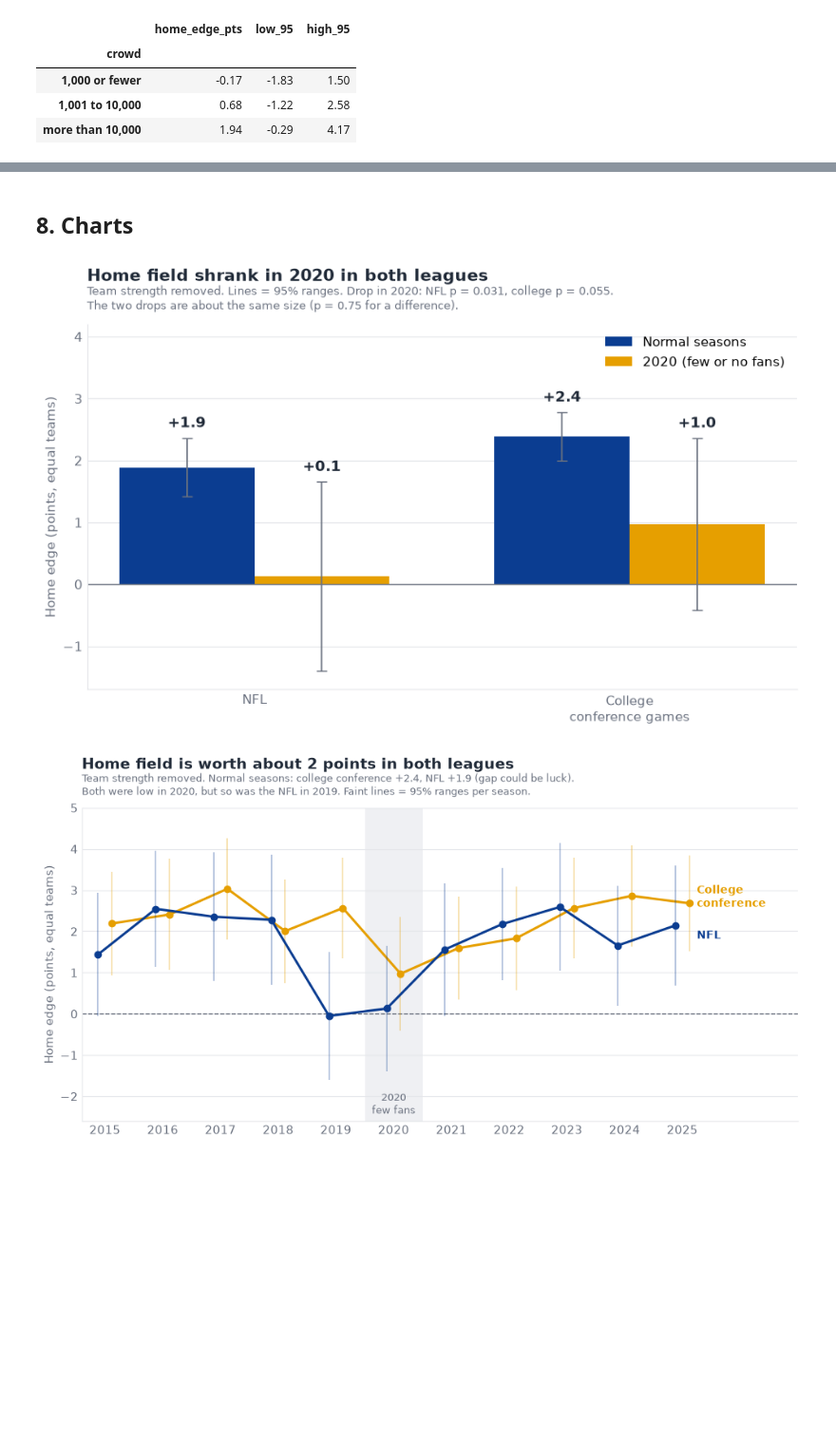
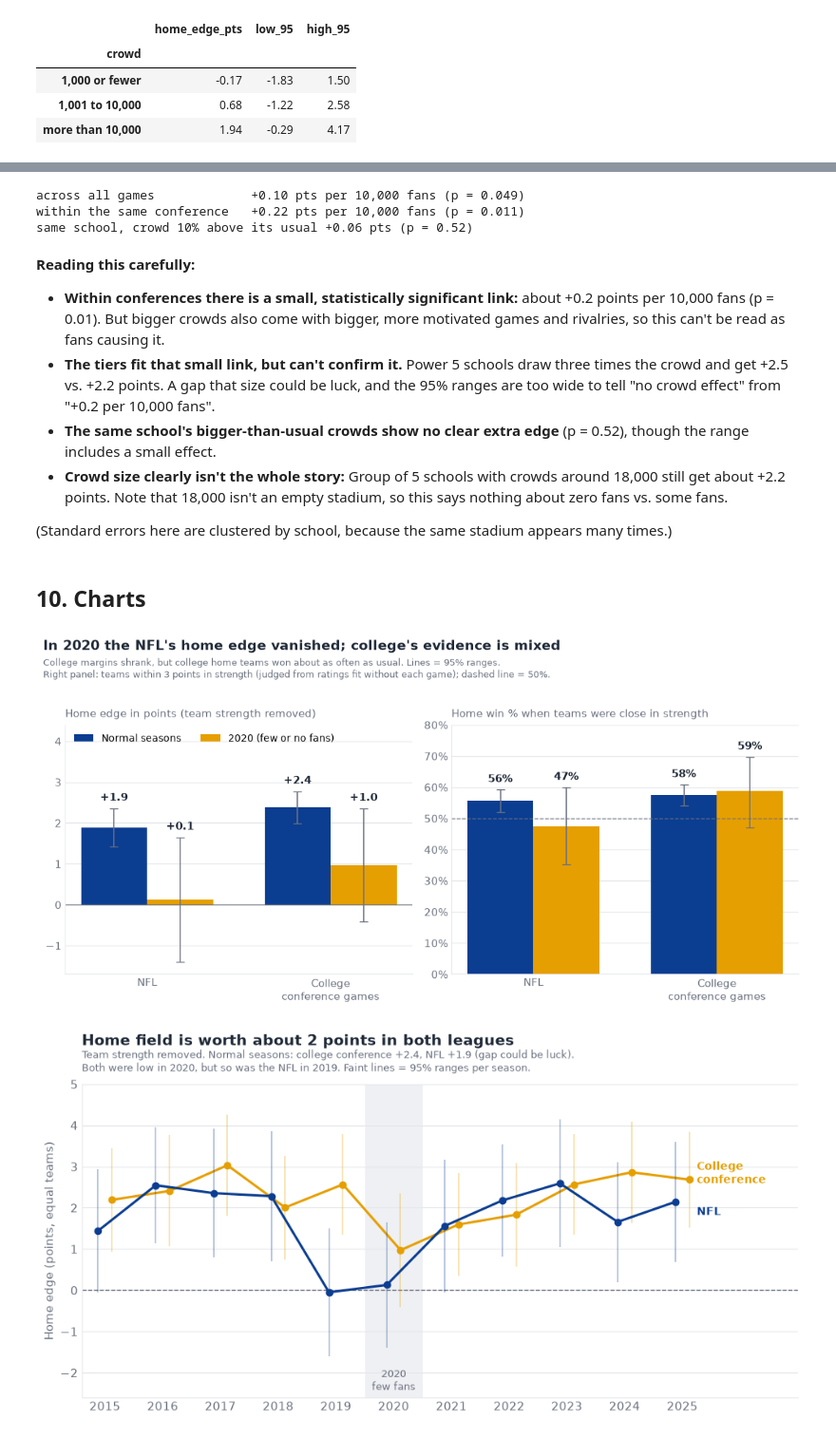
Before and after one commit to wdouble2/nfl-home-field-advantage, a Jupyter notebook: league_compare.ipynb, the cells around one changed output, grey strips where cells are left out. Shown at 95% size. Cells and saved outputs as stored; diff of their text form; code cells hidden in the pictures; blank space fills up the shorter version.

```diff
--- a/league_compare.ipynb
+++ b/league_compare.ipynb
@@ -279,5 +439,30 @@ Each extra 10,000 fans: +0.68 pts (p = 0.42)
+# %%
+a = nc[nc.attendance > 0].copy()
+a["fans_10k"] = a.attendance / 10000
+a["vs_usual"] = a.attendance / a.groupby("home_team").attendance.transform("median")
+fits = {
+    "across all games": smf.ols("adj_edge ~ fans_10k", a),
+    "within the same conference": smf.ols("adj_edge ~ fans_10k + C(home_conference) + C(season)", a),
+}
+for label, f in fits.items():
+    m = f.fit(cov_type="cluster", cov_kwds={"groups": a.home_team})
+    print(f"{label:28s} {m.params['fans_10k']:+.2f} pts per 10,000 fans (p = {m.pvalues['fans_10k']:.3f})")
+m = smf.ols("adj_edge ~ vs_usual + C(home_team) + C(season)", a).fit(cov_type="cluster", cov_kwds={"groups": a.home_team})
+print(f"{'same school, crowd 10% above its usual':28s} {0.1 * m.params['vs_usual']:+.2f} pts (p = {m.pvalues['vs_usual']:.2f})")
+# %% [output]
+across all games             +0.10 pts per 10,000 fans (p = 0.049)
+within the same conference   +0.22 pts per 10,000 fans (p = 0.011)
+same school, crowd 10% above its usual +0.06 pts (p = 0.52)
+# %% [markdown]
+**Reading this carefully:**
+- **Within conferences there is a small, statistically significant link:** about +0.2 points per 10,000 fans (p = 0.01). But bigger crowds also come with bigger, more motivated games and rivalries, so this can't be read as fans causing it.
+- **The tiers fit that small link, but can't confirm it.** Power 5 schools draw three times the crowd and get +2.5 vs. +2.2 points. A gap that size could be luck, and the 95% ranges are too wide to tell "no crowd effect" from "+0.2 per 10,000 fans".
+- **The same school's bigger-than-usual crowds show no clear extra edge** (p = 0.52), though the range includes a small effect.
+- **Crowd size clearly isn't the whole story:** Group of 5 schools with crowds around 18,000 still get about +2.2 points. Note that 18,000 isn't an empty stadium, so this says nothing about zero fans vs. some fans.
+
+(Standard errors here are clustered by school, because the same stadium appears many times.)
 # %% [markdown]
-## 8. Charts
+## 10. Charts
 # %%
 BLUE, ORANGE, INK, MUTED, GRID = "#0B3D91", "#E69F00", "#1F2937", "#6B7280", "#E5E7EB"
 plt.rcParams.update({"font.size": 11, "axes.edgecolor": GRID, "axes.labelcolor": MUTED,
@@ -288,31 +473,35 @@ def tidy(ax):
         ax.spines[s].set_visible(False)
     ax.tick_params(length=0)
 # %%
-# Chart 8: strength-adjusted home edge, normal seasons vs. 2020, with 95% ranges
+# Chart 8: 2020 vs. normal seasons, two ways: points (team strength removed) and real close matchups
 order = ["NFL", "College (conference)"]
 labels = ["NFL", "College\nconference games"]
 x = range(len(order)); w = 0.36
-fig, ax = plt.subplots(figsize=(9, 5.6))
-ax.grid(axis="y", color=GRID, lw=0.8); ax.set_axisbelow(True)
-for off, per, color, name in [(-w / 2, "normal", BLUE, "Normal seasons"), (w / 2, "2020", ORANGE, "2020 (few or no fans)")]:
-    r = A.xs(per, level="period").loc[order]
-    xs = [i + off for i in x]
-    ax.bar(xs, r.home_edge_pts, w, color=color, label=name)
-    ax.errorbar(xs, r.home_edge_pts, yerr=[r.home_edge_pts - r.low_95, r.high_95 - r.home_edge_pts],
-                fmt="none", ecolor=MUTED, capsize=4, lw=1.2)
-    for xi, v, hi in zip(xs, r.home_edge_pts, r.high_95):
-        ax.text(xi, hi + 0.12, f"{v:+.1f}", ha="center", va="bottom", color=INK, fontsize=12, fontweight="bold")
-ax.axhline(0, color=MUTED, lw=1)
-ax.set_xticks(list(x), labels)
-ax.set_ylim(-1.7, 4.2); ax.set_ylabel("Home edge (points, equal teams)")
-ax.legend(frameon=False, loc="upper right")
-ax.set_title("Home field shrank in 2020 in both leagues", loc="left", fontsize=14, fontweight="bold", pad=36)
-ax.text(0, 1.03, f"Team strength removed. Lines = 95% ranges. Drop in 2020: NFL p = {nfl_drop[2]:.3f}, college p = {conf_drop[2]:.3f}.\n"
-        f"The two drops are about the same size (p = {hfa.norm_p(did[0] / did[1]):.2f} for a difference).",
-        transform=ax.transAxes, color=MUTED, fontsize=9.5, va="bottom")
-tidy(ax); plt.tight_layout(); plt.savefig("charts/08_league_fan_effect.png", dpi=200); plt.show()
+fig, axes = plt.subplots(1, 2, figsize=(11, 5.4))
+panels = [
+    (axes[0], "Home edge in points (team strength removed)", lambda per: A.xs(per, level="period").loc[order].rename(columns={"home_edge_pts": "v"}), "{:+.1f}", (-1.7, 4.4), 0),
+    (axes[1], "Home win % when teams were close in strength", lambda per: close_games.xs(per, level=1).loc[order].rename(columns={"home_win_pct": "v"}), "{:.0f}%", (0, 80), 50),
+]
+for ax, sub, get, fmt, ylim, base in panels:
+    ax.grid(axis="y", color=GRID, lw=0.8); ax.set_axisbelow(True)
+    for off, per, color, name in [(-w / 2, "normal", BLUE, "Normal seasons"), (w / 2, "2020", ORANGE, "2020 (few or no fans)")]:
+        r = get(per); xs = [i + off for i in x]
+        ax.bar(xs, r.v, w, color=color, label=name)
+        ax.errorbar(xs, r.v, yerr=[r.v - r.low_95, r.high_95 - r.v], fmt="none", ecolor=MUTED, capsize=4, lw=1.2)
+        for xi, v, hi in zip(xs, r.v, r.high_95):
+            ax.text(xi, hi + (ylim[1] - ylim[0]) * 0.02, fmt.format(v), ha="center", va="bottom", color=INK, fontsize=11, fontweight="bold")
+    ax.axhline(base, color=MUTED, lw=1, ls="--" if base else "-")
+    ax.set_xticks(list(x), labels); ax.set_ylim(*ylim)
+    ax.set_title(sub, loc="left", fontsize=11, color=MUTED, pad=8)
+    tidy(ax)
+axes[1].yaxis.set_major_formatter(lambda v, _: f"{v:.0f}%")
+axes[0].legend(frameon=False, loc="upper left", ncol=2, fontsize=10)
+fig.suptitle("In 2020 the NFL's home edge vanished; college's evidence is mixed", x=0.012, y=0.985, ha="left", fontsize=14, fontweight="bold", color=INK)
+fig.text(0.012, 0.885, "College margins shrank, but college home teams won about as often as usual. Lines = 95% ranges.\nRight panel: teams within 3 points in strength (judged from ratings fit without each game); dashed line = 50%.",
+         color=MUTED, fontsize=9.5)
+plt.tight_layout(rect=(0, 0, 1, 0.9)); plt.savefig("charts/08_league_fan_effect.png", dpi=200); plt.show()
 # %% [output]
-[figure, old version]
+[figure, new version]
 # %%
 # Chart 9: strength-adjusted home edge by season, NFL vs. college conference games, 2020 shaded
 s = season_edges.pivot(index="season", columns="group", values="home_edge")
```
Also changed, not shown: parts of 14 cells of this notebook, 4 other files.
